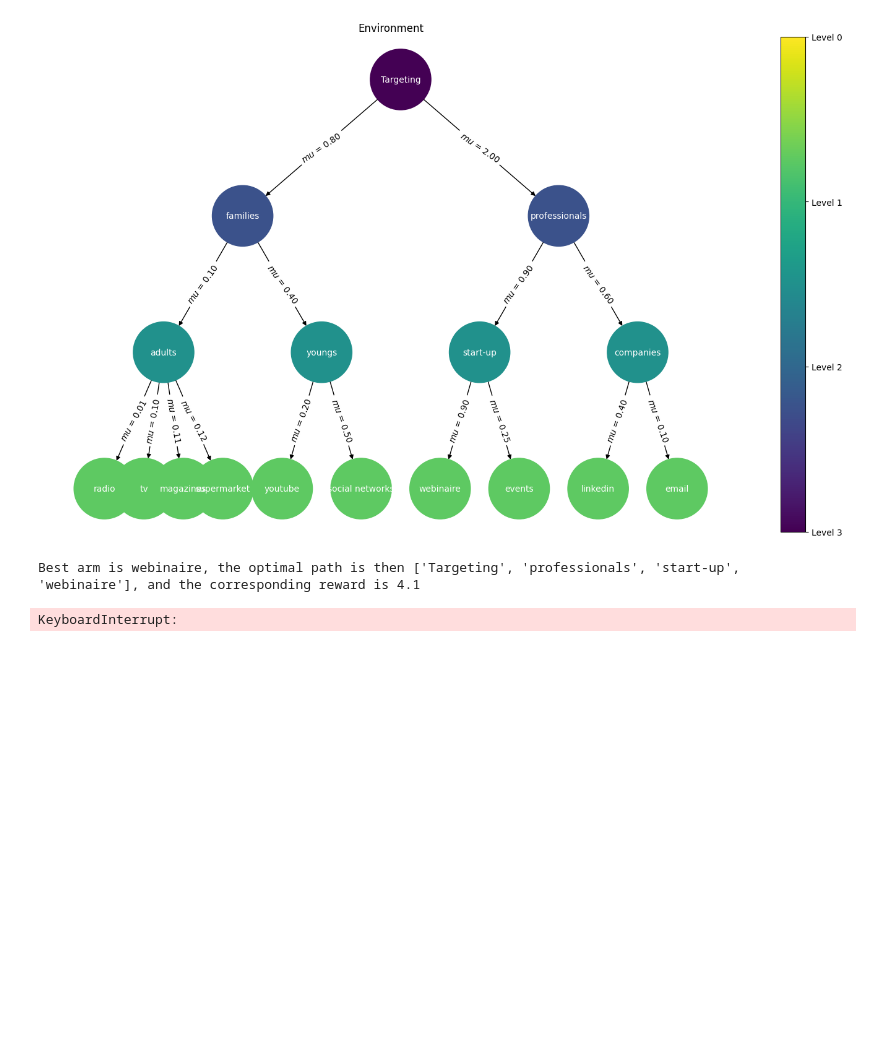
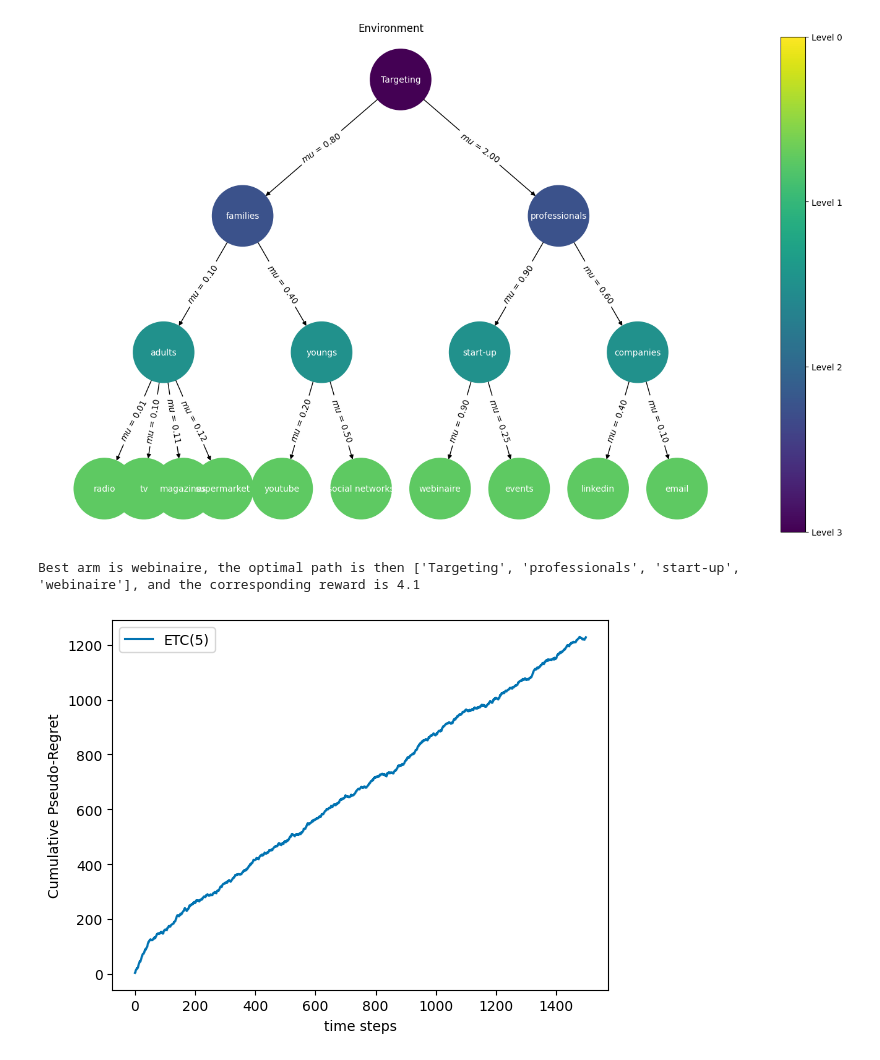
Before and after one commit to AugustinCablant/CRITEO-INTERNSHIP, a Jupyter notebook: create_environment.ipynb, the cells around one changed output. Drawn from its saved outputs; the diff is of its cells as text; code cells hidden in the pictures; blank space fills up the shorter version.

```diff
--- a/create_environment.ipynb
+++ b/create_environment.ipynb
@@ -710,7 +753,7 @@ def plot_regret(regrets, logscale = False, lb = None, q = 10, save_pdf = None):
         Q_reg = np.percentile(cumdata, 100-q, axis=0)
 
         plt.plot(np.arange(T), mean_reg, color = colors[i], label=agent_id)
-        plt.fill_between(np.arange(T), q_reg, Q_reg, color = colors[i], alpha=0.2)
+        #plt.fill_between(np.arange(T), q_reg, Q_reg, color = colors[i], alpha=0.2)
 
     if logscale:
         plt.xscale('log')
@@ -727,27 +770,28 @@ def plot_regret(regrets, logscale = False, lb = None, q = 10, save_pdf = None):
     reg_plot.show()
 # %%
 T = 1500  # Finite Horizon
-N = 50  # Monte Carlo simulations
+N = 1  # Monte Carlo simulations
 q = 10  #choice of percentile display
 mus = [0,
        [0.8, 2.3],  # Layer 1
        [[0.1, 0.4], [0.9, 0.6]],  # Layer 2
        [[[0.01, 0.1, 0.11, 0.12], [0.2, 0.5]], [[0.9, 0.25], [0.4, 0.1]]]] # Layer 3
 
 # Framework for the experiments
 env = StochasticEnvironment(mus)
 action_set = env.get_action_set()
 
 # Initialization of the agents
 new = NestedExponentialWeights(environment=env)
 ucb = UCB(action_set=action_set)
+etc = ExploreThenCommit(action_set=action_set)
 nucb = NUCB(tree=env.tree)
 
 # Run experiments
-all_data = experiment(env, [ucb, nucb], Nmc=N, T=T)
+all_data = experiment(env, [etc], Nmc=N, T=T)
 
 # Plot results
 plot_regret(regrets = all_data, logscale = False, lb = None, q = 5)
 # %% [output]
 Best arm is webinaire, the optimal path is then ['Targeting', 'professionals', 'start-up', 'webinaire'], and the corresponding reward is 4.1
-KeyboardInterrupt:
+[figure, added]
```
Also changed, not shown: parts of 2 cells of this notebook, 3 other files.
